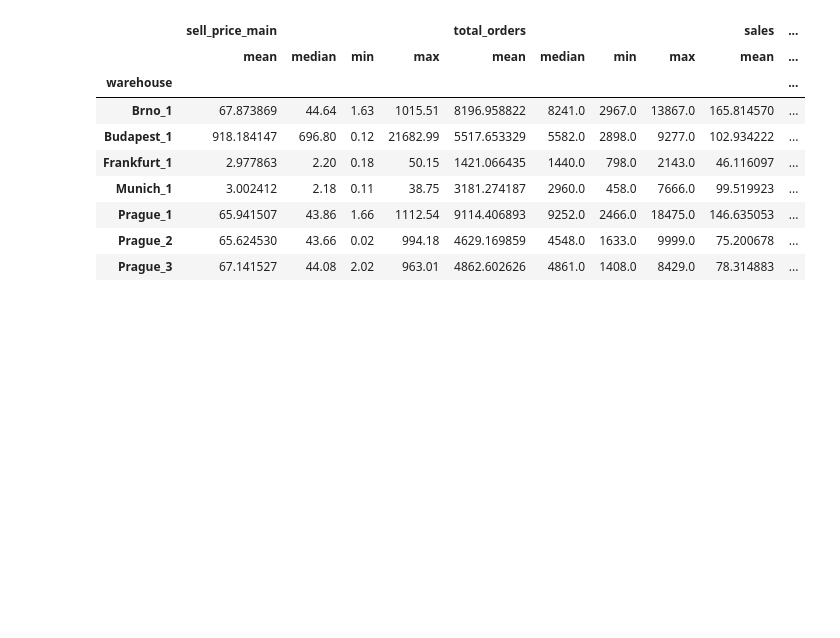
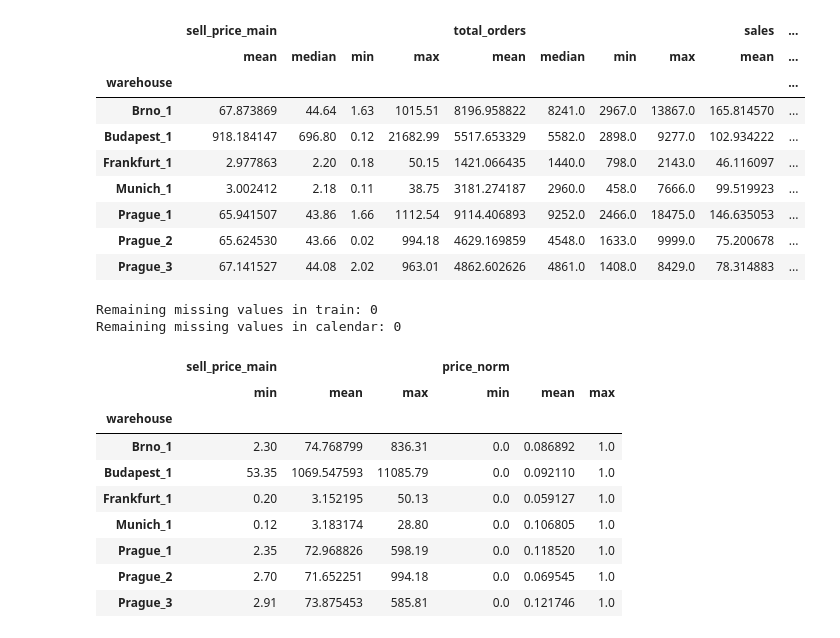
Before and after one commit to KtoxTheNisa/GROUP51_CENG313, a Jupyter notebook: assignment1_eda_baseline.ipynb, the cells around one changed output. Drawn from its saved outputs; the diff is of its cells as text; code cells hidden in the pictures; blank space fills up the shorter version.

```diff
--- a/assignment1_eda_baseline.ipynb
+++ b/assignment1_eda_baseline.ipynb
@@ -217,3 +209,30 @@ sales_train.groupby("warehouse")[["sell_price_main", "total_orders", "sales"]].a
 | Prague_1 | 65.941507 | 43.86 | 1.66 | 1112.54 | 9114.406893 | 9252.0 | 2466.0 | 18475.0 | 146.635053 | ... |
 | Prague_2 | 65.624530 | 43.66 | 0.02 | 994.18 | 4629.169859 | 4548.0 | 1633.0 | 9999.0 | 75.200678 | ... |
 | Prague_3 | 67.141527 | 44.08 | 2.02 | 963.01 | 4862.602626 | 4861.0 | 1408.0 | 8429.0 | 78.314883 | ... |
+# %%
+#take last 600000 rows for memory
+train_sample = sales_train.sort_values("date").tail(600000).reset_index(drop=True)
+cal_clean = clean_calendar(calendar)
+train_clean = clean_sales(train_sample, is_train=True)
+test_clean = clean_sales(sales_test, is_train=False)
+print("Remaining missing values in train:", train_clean.isnull().sum().sum())
+print("Remaining missing values in calendar:", cal_clean.isnull().sum().sum())
+# %% [output]
+Remaining missing values in train: 0
+Remaining missing values in calendar: 0
+# %%
+#normalize price per warehouse
+train_norm = normalize_price(train_clean)
+test_norm = normalize_price(test_clean)
+train_norm.groupby("warehouse")[["sell_price_main", "price_norm"]].agg(["min", "mean", "max"])
+# %% [output]
+|  | sell_price_main |  |  | price_norm |  |  |
+|  | min | mean | max | min | mean | max |
+| warehouse |  |  |  |  |  |  |
+| Brno_1 | 2.30 | 74.768799 | 836.31 | 0.0 | 0.086892 | 1.0 |
+| Budapest_1 | 53.35 | 1069.547593 | 11085.79 | 0.0 | 0.092110 | 1.0 |
+| Frankfurt_1 | 0.20 | 3.152195 | 50.13 | 0.0 | 0.059127 | 1.0 |
+| Munich_1 | 0.12 | 3.183174 | 28.80 | 0.0 | 0.106805 | 1.0 |
+| Prague_1 | 2.35 | 72.968826 | 598.19 | 0.0 | 0.118520 | 1.0 |
+| Prague_2 | 2.70 | 71.652251 | 994.18 | 0.0 | 0.069545 | 1.0 |
+| Prague_3 | 2.91 | 73.875453 | 585.81 | 0.0 | 0.121746 | 1.0 |
```
Also changed, not shown: parts of 5 cells of this notebook.
